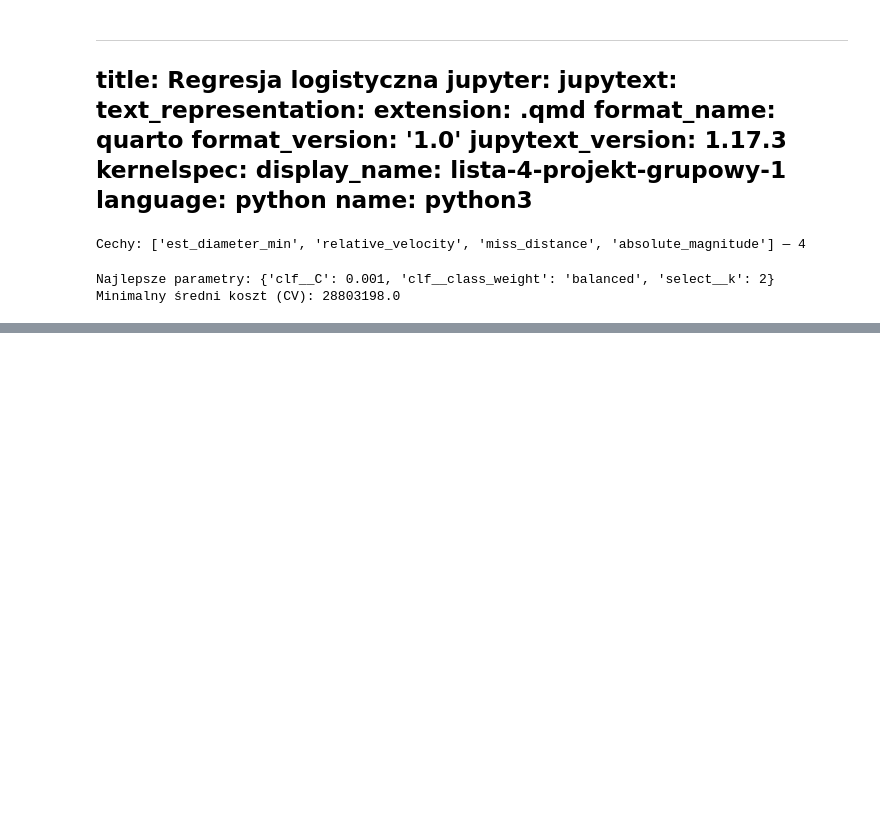
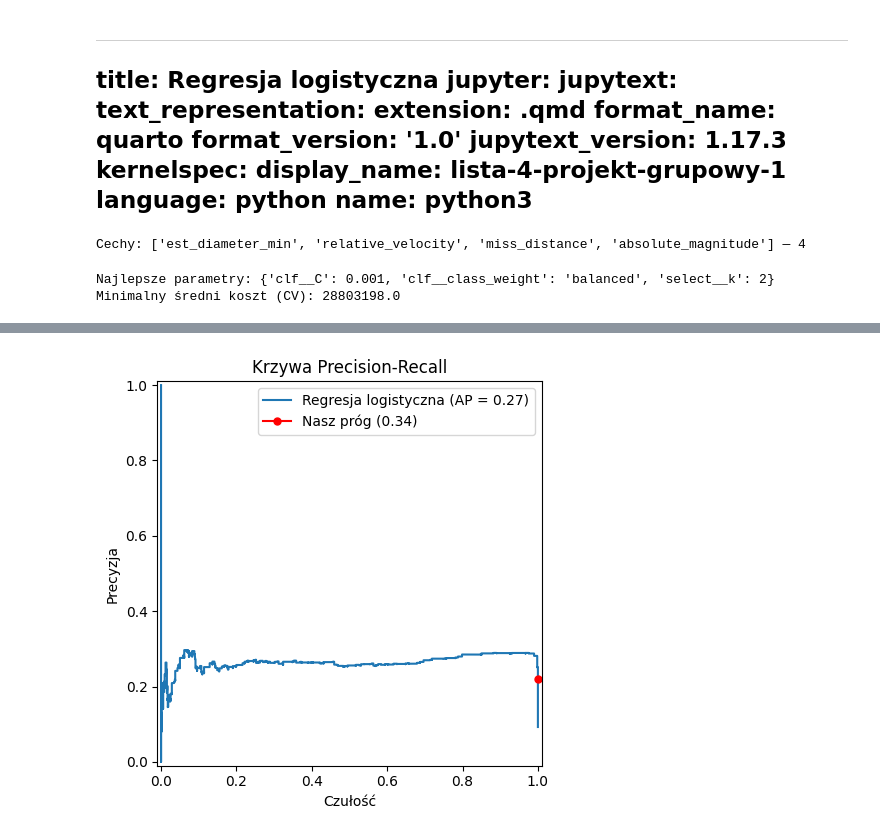
Before and after one commit to Zajecia-na-PWr-LR/lista-4-projekt-grupowy-1, a Jupyter notebook: notebooks/logistic_regression.ipynb, the cells around one changed output, grey strips where cells are left out. Saved outputs shown, nothing was run; the diff lists cells and outputs as text; code cells hidden in the pictures; blank space fills up the shorter version.

```diff
--- a/notebooks/logistic_regression.ipynb
+++ b/notebooks/logistic_regression.ipynb
@@ -165,0 +173,23 @@ weighted avg     0.9277    0.6719    0.7405     18053
+# %%
+PrecisionRecallDisplay.from_predictions(y_test, proba_test, name="Regresja logistyczna")
+
+precision, recall, pr_thresholds = precision_recall_curve(y_test, proba_test)
+pr_thresholds_padded = np.append(pr_thresholds, pr_thresholds[-1])
+idx_pr = np.argmin(np.abs(pr_thresholds_padded - best_thr))
+
+plt.plot(
+    recall[idx_pr],
+    precision[idx_pr],
+    marker="o",
+    markersize=5,
+    color="red",
+    label=f"Nasz próg ({best_thr:.2f})",
+)
+plt.title("Krzywa Precision-Recall")
+plt.ylabel("Precyzja")
+plt.xlabel("Czułość")
+plt.legend()
+plt.tight_layout()
+plt.show()
+# %% [output]
+[figure, added]
```
Also changed, not shown: parts of 4 cells of this notebook.
